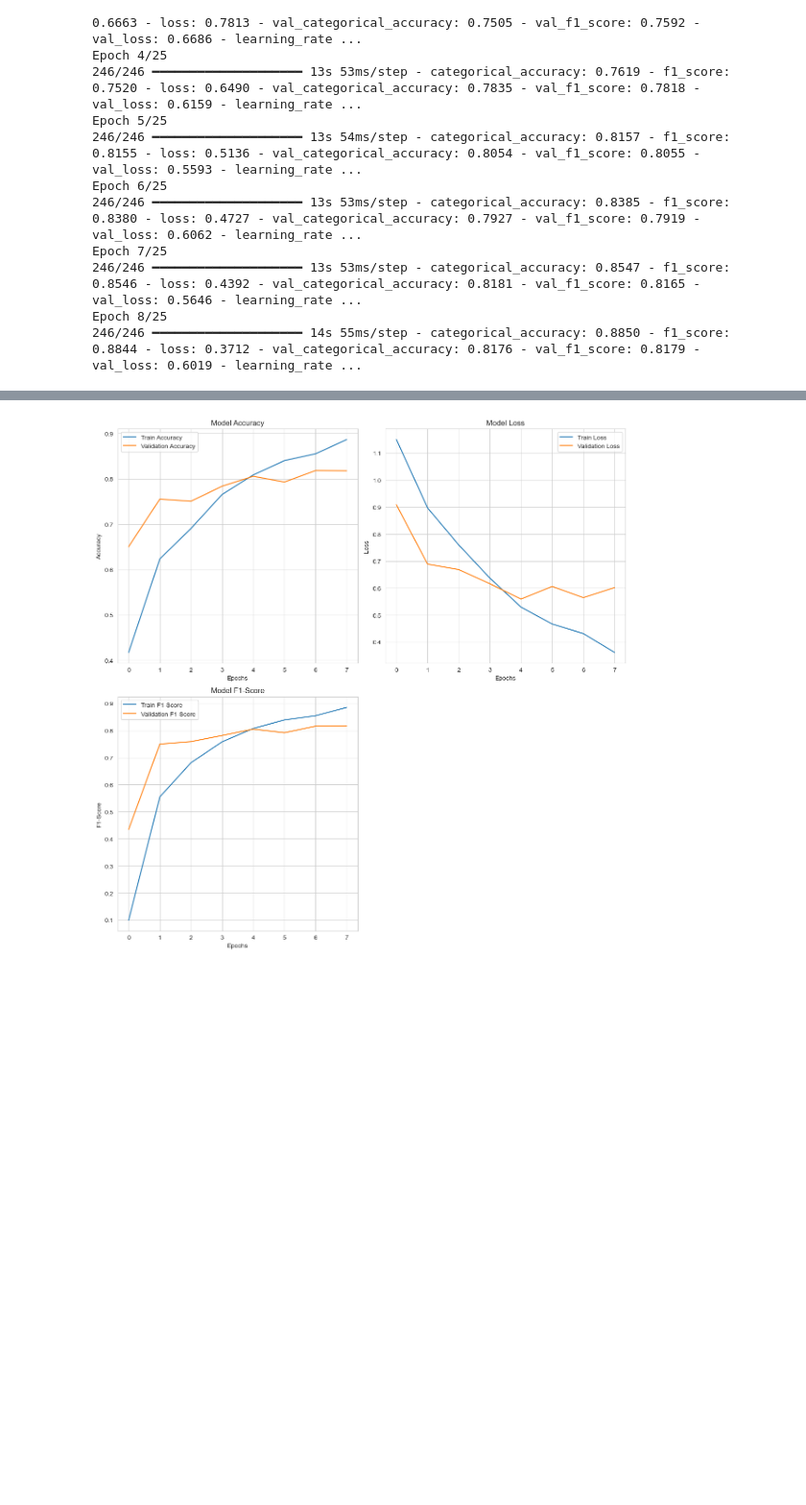
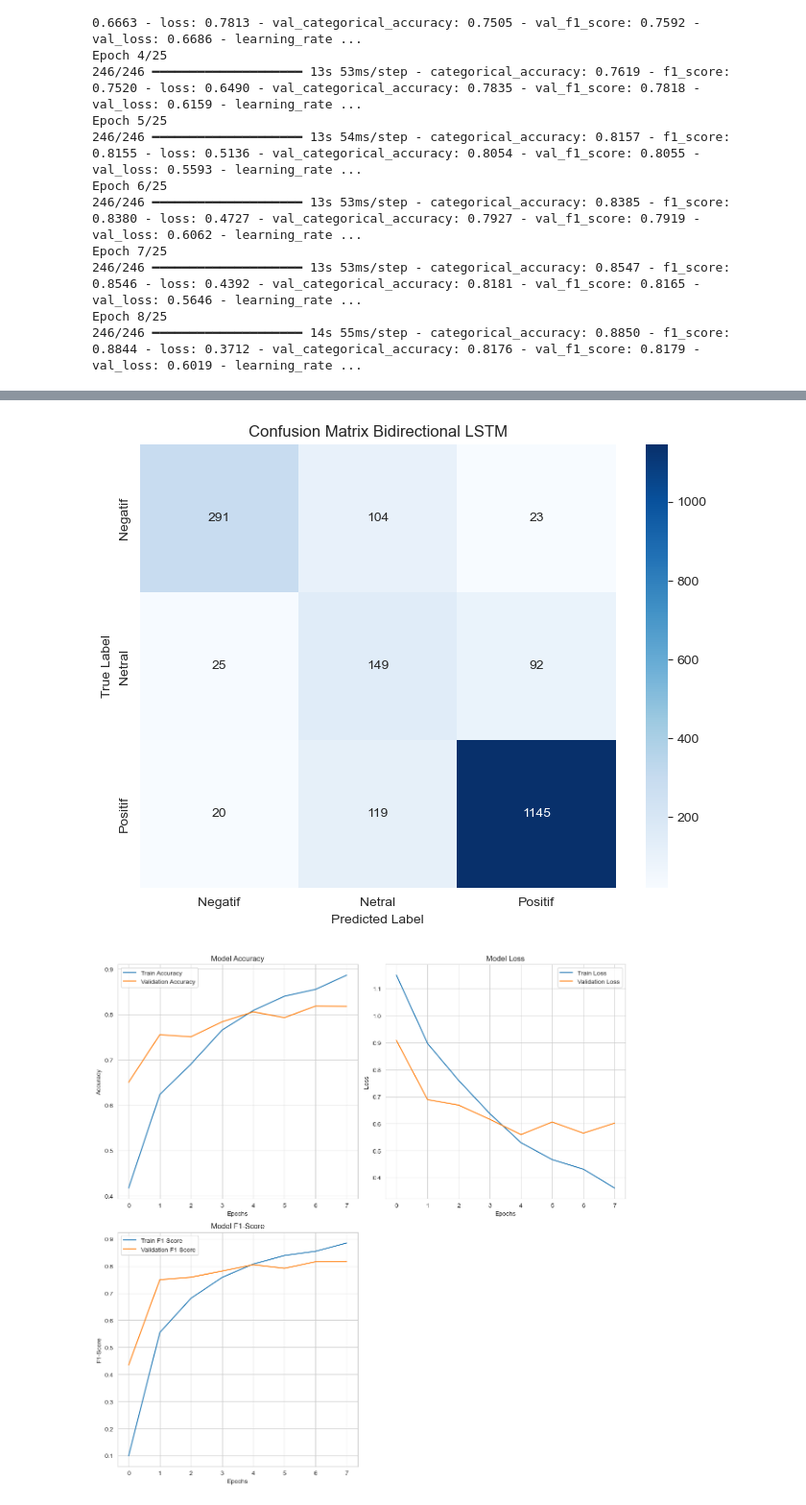
Before and after one commit to yuemway/Analisis-Sentimen-Masyarakat-pada-Program-Makan-Siang-Gratis, a Jupyter notebook: gataw.ipynb, the cells around one changed output, grey strips where cells are left out. Shown at 96% size. Drawn from its saved outputs; the diff is of its cells as text; code cells hidden in the pictures; blank space fills up the shorter version.

```diff
--- a/gataw.ipynb
+++ b/gataw.ipynb
@@ -285,3 +285,19 @@ Epoch 7/25
 246/246 ━━━━━━━━━━━━━━━━━━━━ 13s 53ms/step - categorical_accuracy: 0.8547 - f1_score: 0.8546 - loss: 0.4392 - val_categorical_accuracy: 0.8181 - val_f1_score: 0.8165 - val_loss: 0.5646 - learning_rate ...
 Epoch 8/25
 246/246 ━━━━━━━━━━━━━━━━━━━━ 14s 55ms/step - categorical_accuracy: 0.8850 - f1_score: 0.8844 - loss: 0.3712 - val_categorical_accuracy: 0.8176 - val_f1_score: 0.8179 - val_loss: 0.6019 - learning_rate ...
+# %%
+import seaborn as sns
+import matplotlib.pyplot as plt
+from sklearn.metrics import classification_report, confusion_matrix
+
+y_pred = model.predict(X_val_pad)
+
+y_pred_classes = np.argmax(y_pred, axis=1)
+y_true_classes = np.argmax(y_val, axis=1)
+
+class_names = ['Negatif', 'Netral', 'Positif']
+labels_ordered = [1, 2, 0]
+
+# Cetak Laporan Klasifikasi
+print("Laporan Klasifikasi Bidirectional LSTM:\n")
+print(classification_report(y_true_classes, y_pred_classes, target_names=class_names, labels=labels_ordered))
@@ -288,3 +317,15 @@ Epoch 8/25
+# %%
+conf_matrix = confusion_matrix(y_true_classes, y_pred_classes, labels=labels_ordered)
+
+# Tampilkan heatmap dari confusion matrix
+plt.figure(figsize=(8, 6))
+sns.heatmap(conf_matrix, annot=True, fmt='d', cmap='Blues', xticklabels=class_names, yticklabels=class_names)
+plt.title('Confusion Matrix Bidirectional LSTM')
+plt.xlabel('Predicted Label')
+plt.ylabel('True Label')
+plt.show()
+# %% [output]
+[figure, added]
 # %%
 import matplotlib.pyplot as plt
 
```
Also changed, not shown: parts of 1 cell of this notebook.
